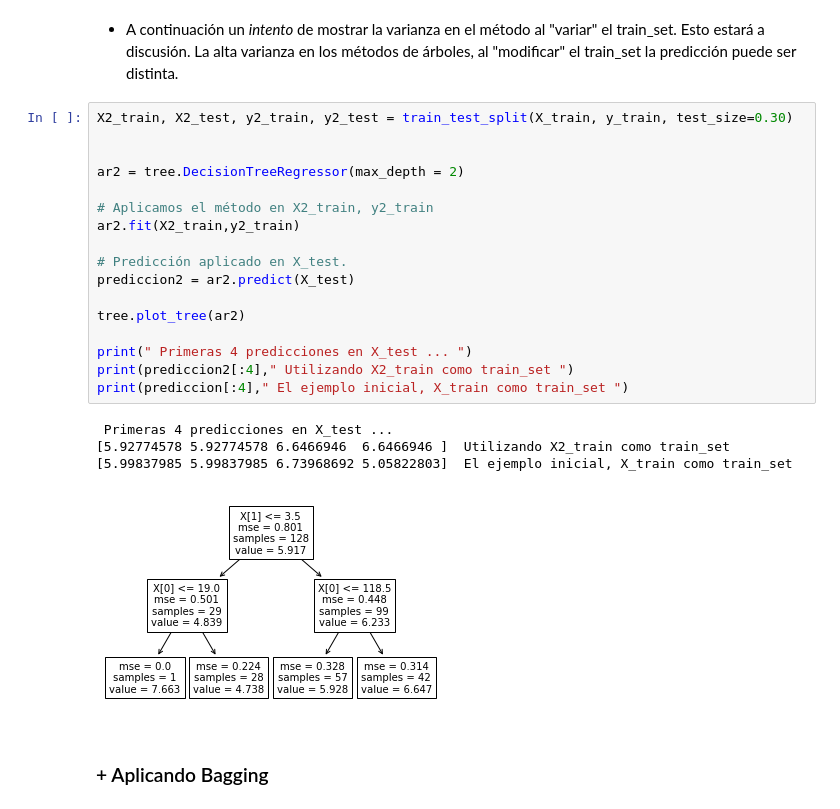
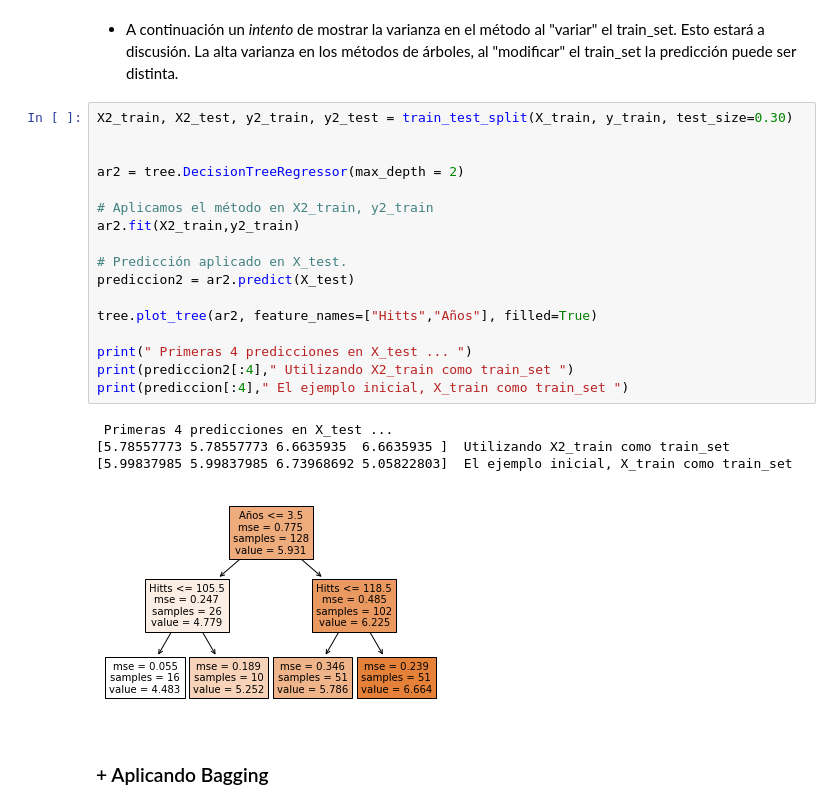
Before and after one commit to anthonydlsantos/arbolesDecision, a Jupyter notebook: bagginRandomForest.ipynb, the cells around one changed output. Drawn from its saved outputs; the diff is of its cells as text.

```diff
--- a/bagginRandomForest.ipynb
+++ b/bagginRandomForest.ipynb
@@ -105,24 +113,24 @@ Esto estará a discusión. La alta varianza en los métodos de árboles, al "mod
 # %%
 X2_train, X2_test, y2_train, y2_test = train_test_split(X_train, y_train, test_size=0.30)
 
 
 ar2 = tree.DecisionTreeRegressor(max_depth = 2)
 
 # Aplicamos el método en X2_train, y2_train
 ar2.fit(X2_train,y2_train)
 
 # Predicción aplicado en X_test.
 prediccion2 = ar2.predict(X_test)
 
-tree.plot_tree(ar2)
+tree.plot_tree(ar2, feature_names=["Hitts","Años"], filled=True)
 
 print(" Primeras 4 predicciones en X_test ... ")
 print(prediccion2[:4]," Utilizando X2_train como train_set ")
 print(prediccion[:4]," El ejemplo inicial, X_train como train_set ")
 # %% [output]
  Primeras 4 predicciones en X_test ...
-[5.92774578 5.92774578 6.6466946  6.6466946 ]  Utilizando X2_train como train_set
+[5.78557773 5.78557773 6.6635935  6.6635935 ]  Utilizando X2_train como train_set
 [5.99837985 5.99837985 6.73968692 5.05822803]  El ejemplo inicial, X_train como train_set
-[figure, old version]
+[figure, new version]
 # %% [markdown]
 ### + Aplicando Bagging
```
Also changed, not shown: parts of 17 cells of this notebook.
